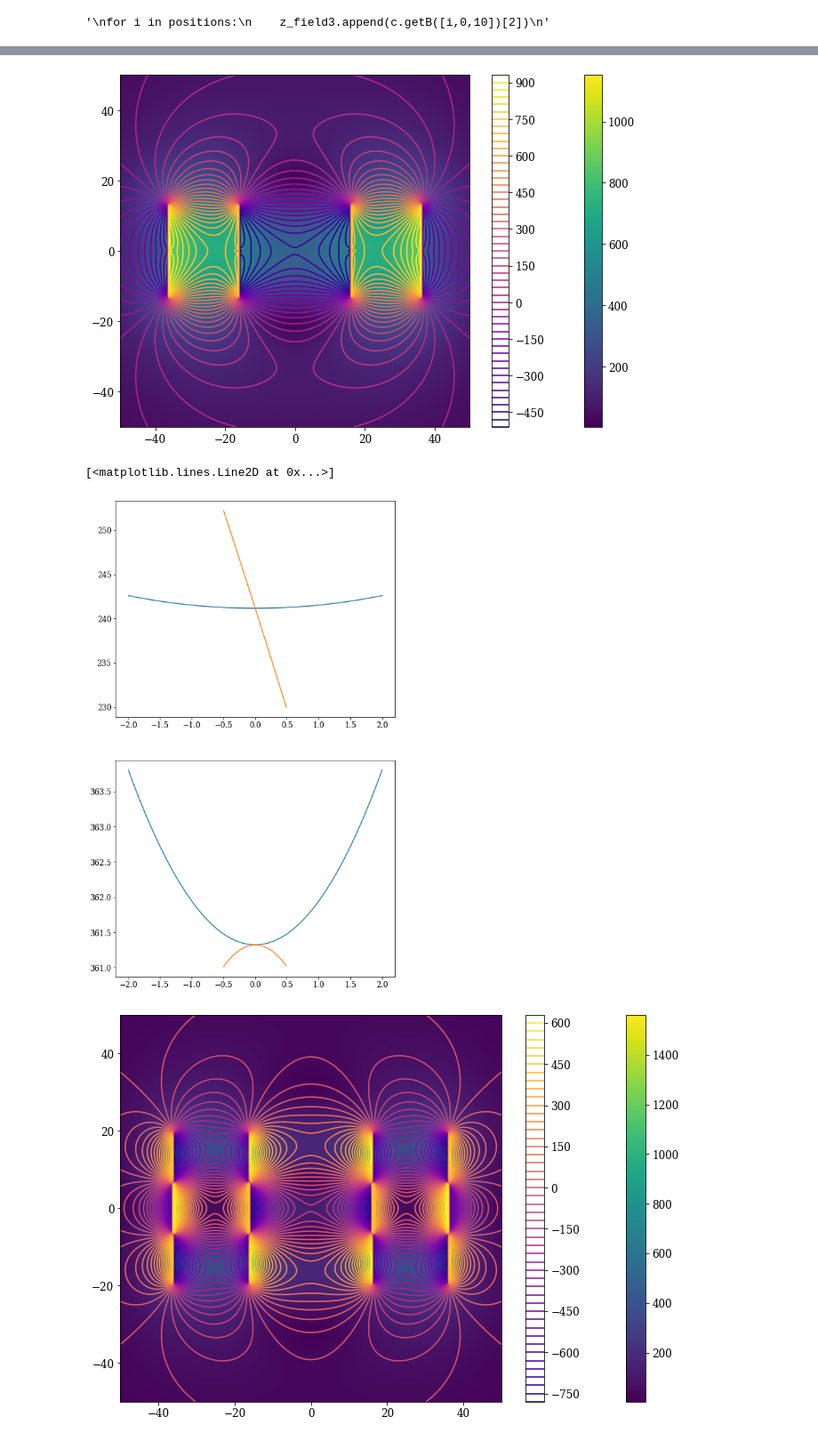
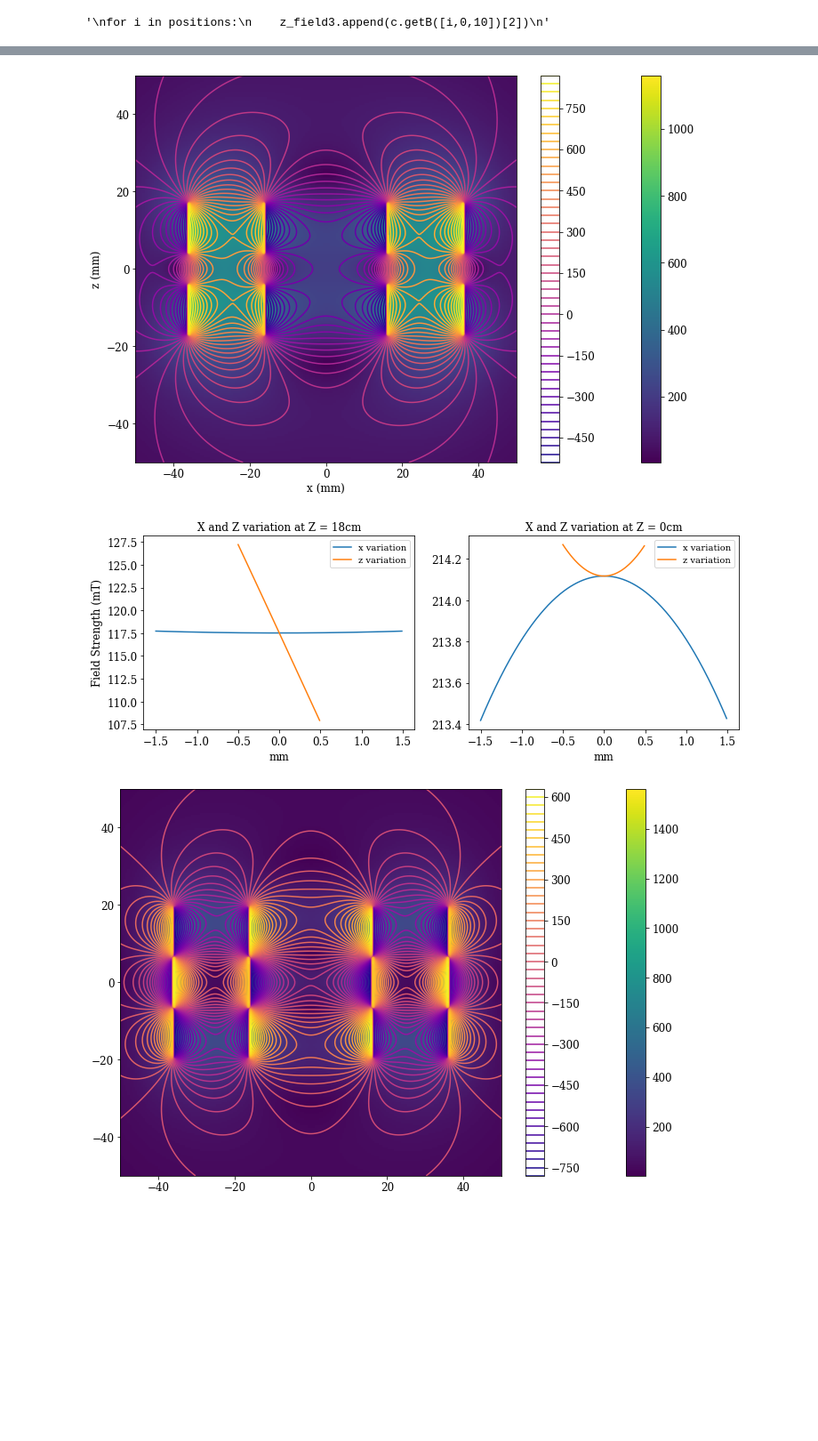
Before and after one commit to Lyra-Cronin/Thesis-Python, a Jupyter notebook: Magnetic simulation.ipynb, the cells around one changed output, grey strips where cells are left out. Shown at 89% size. Cells and saved outputs as stored; diff of their text form; code cells hidden in the pictures; blank space fills up the shorter version.

```diff
--- a/Magnetic simulation.ipynb
+++ b/Magnetic simulation.ipynb
@@ -6,8 +6,8 @@ from magpylib.source.magnet import Cylinder
 import magpylib as magpy
 
 # create collection of two magnets
-s1 = Cylinder(mag=[0,0,1280], dim=[72,26])
-s2 = Cylinder(mag=[0,0,-1280], dim=[32.5,26])
+s1 = Cylinder(mag=[0,0,1280], dim=[72,13])
+s2 = Cylinder(mag=[0,0,-1280], dim=[32.5,13])
 c = magpy.Collection(s1,s2)
 
 # create positions
@@ -83,10 +83,10 @@ from magpylib.source.magnet import Cylinder
 import magpylib as magpy
 
 # create collection of two magnets
-s1 = Cylinder(mag=[0,0,1280], dim=[72,13], pos=[0,0,-6.6])
-s2 = Cylinder(mag=[0,0,-1280], dim=[32.5,13], pos=[0,0,-6.6])
-s3 = Cylinder(mag=[0,0,1280], dim=[72,13], pos=[0,0,6.6])
-s4 = Cylinder(mag=[0,0,-1280], dim=[32.5,13], pos=[0,0,6.6])
+s1 = Cylinder(mag=[0,0,1280], dim=[72,13], pos=[0,0,-10.5])
+s2 = Cylinder(mag=[0,0,-1280], dim=[32.5,13], pos=[0,0,-10.5])
+s3 = Cylinder(mag=[0,0,1280], dim=[72,13], pos=[0,0,10.5])
+s4 = Cylinder(mag=[0,0,-1280], dim=[32.5,13], pos=[0,0,10.5])
 c = magpy.Collection(s1,s2,s3,s4)
 
 # create positions
@@ -101,8 +108,8 @@ Bamp = np.linalg.norm(Bs,axis=2)
 # %%
 # define figure with a 2d and a 3d axis
-fig = plt.figure(figsize=(11,16))
+fig = plt.figure(figsize=(12,8))
 #ax1 = fig.add_subplot(211)
-ax2 = fig.add_subplot(212)
+ax2 = fig.add_subplot(111)
 '''
 ax1 = fig.add_subplot(121,projection='3d')
 ax2 = fig.add_subplot(122)
@@ -119,9 +126,19 @@ plt.colorbar(pc2)
 
 # plot field lines on ax2
 U,V = Bs[:,:,0], Bs[:,:,2]
-ax1.streamplot(X,Z,U,V,color='k',density=2)
+#ax2.streamplot(X,Z,U,V,color='k',density=2)
 cc = ax2.contour(X,Z,V, levels=50, cmap='plasma')
 plt.colorbar(cc)
+
+ax2.set_ylabel('z (mm)', fontsize=12)
+ax2.set_xlabel('x (mm)', fontsize=12)
+
+'''
+ax2.axhline(y=0, color='w')
+ax2.axhline(y=10, color='w')
+'''
+
+#plt.title('Magnetic field simulation for 80mm seperation')
 
 #ax2.axhline(y=11.5, color='w')
 
@@ -141,41 +158,51 @@ ax2.add_patch(rect3)
 ax2.add_patch(rect4)
 '''
 #display
-plt.show()
+#plt.show()
+plt.savefig('/Users/lyracronin/Dropbox/Apps/Overleaf/mqthesis-master/field_simulation.pdf')
 # %% [output]
-[figure, old version]
+[figure, new version]
 # %%
-xpositions = np.arange(-2,2.1,0.1)
+xpositions = np.arange(-1.5,1.5,0.01)
 zpositions = np.arange(-0.5,0.5,0.01)
 z_field1 = []
 z_field2 = []
 z_field3 = []
 z_field4 = []
 
 for i in xpositions:
-    z_field1.append(c.getB([i,0,10])[2])
+    z_field1.append(c.getB([i,0,18])[2])
 
 for i in zpositions:
-    z_field2.append(c.getB([0,0,10+i])[2])
+    z_field2.append(c.getB([0,0,18+i])[2])
 
 for i in xpositions:
     z_field3.append(c.getB([i,0,0])[2])
 
 for i in zpositions:
     z_field4.append(c.getB([0,0,i])[2])
 
-fig = plt.figure(figsize=(8,14))
+fig = plt.figure(figsize=(12,4))
 
-ax1 = fig.add_subplot(211)
-ax2 = fig.add_subplot(212)
+ax1 = fig.add_subplot(121)
+plt.title('X and Z variation at Z = 18cm')
+ax1.plot(xpositions, np.absolute(z_field1), label='x variation')
+ax1.plot(zpositions, np.absolute(z_field2), label='z variation')
+plt.legend()
+ax1.set_ylabel('Field Strength (mT)', fontsize=12)
+ax1.set_xlabel('mm', fontsize=12)
 
-ax1.plot(xpositions, np.absolute(z_field1))
-ax1.plot(zpositions, np.absolute(z_field2))
-ax2.plot(xpositions, np.absolute(z_field3))
-ax2.plot(zpositions, np.absolute(z_field4))
+ax2 = fig.add_subplot(122)
+plt.title('X and Z variation at Z = 0cm')
+ax2.plot(xpositions, np.absolute(z_field3), label='x variation')
+ax2.plot(zpositions, np.absolute(z_field4), label='z variation')
+plt.legend()
+#ax2.set_ylabel('Field Strength (mT)', fontsize=12)
+ax2.set_xlabel('mm', fontsize=12)
+
+plt.savefig('/Users/lyracronin/Dropbox/Apps/Overleaf/mqthesis-master/field_variation.pdf')
 # %% [output]
-[<matplotlib.lines.Line2D at 0x...>]
-[figure, old version]
+[figure, new version]
 # %%
 import numpy as np
 import matplotlib.pyplot as plt
```
Also changed, not shown: parts of 3 cells of this notebook.
